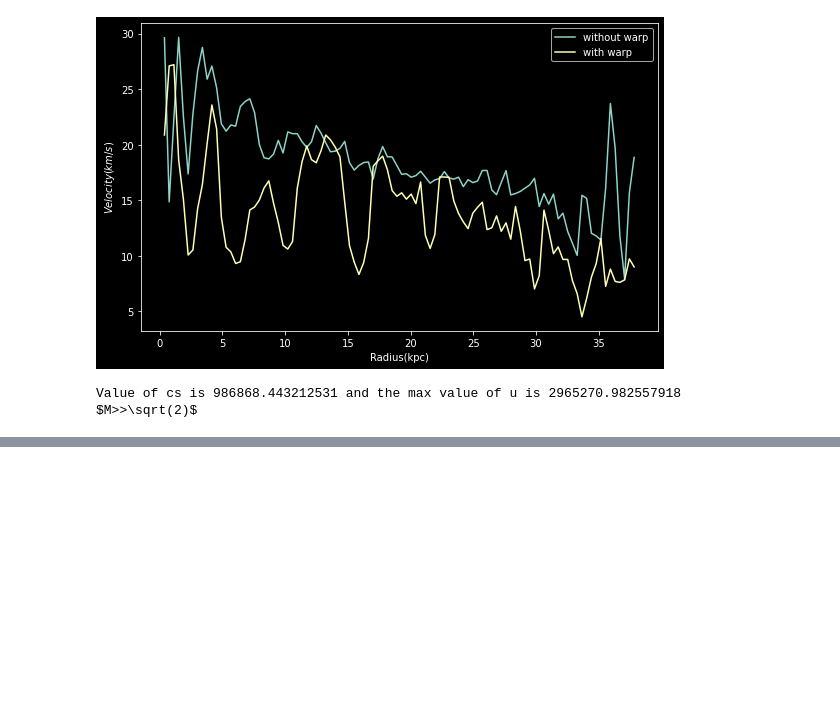
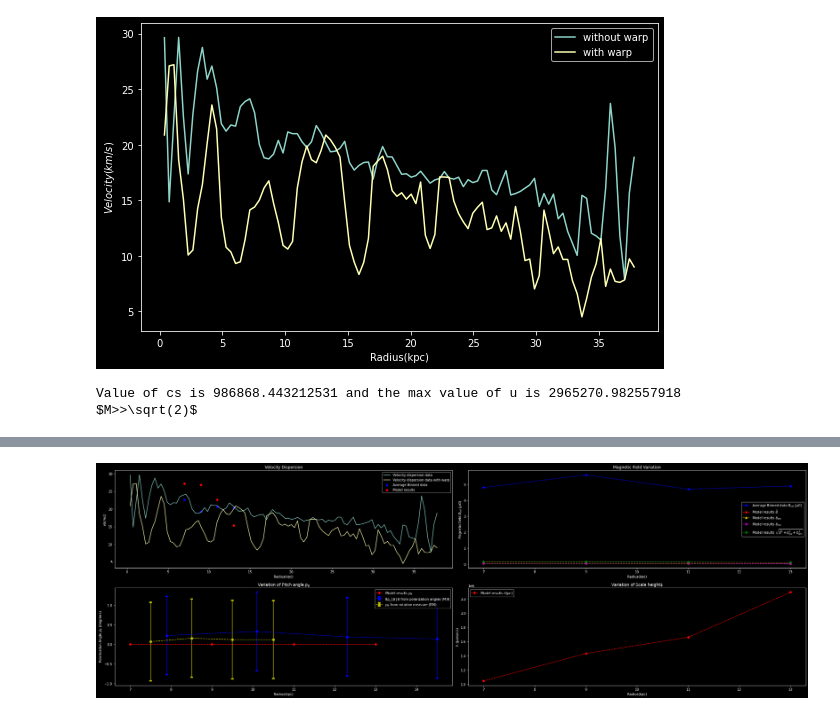
Before and after one commit to Rnazx/MSc.-Thesis, a Jupyter notebook: velocity_dispersion_m31.ipynb, the cells around one changed output, grey strips where cells are left out. Cells and saved outputs as stored; diff of their text form; code cells hidden in the pictures; blank space fills up the shorter version.

```diff
--- a/velocity_dispersion_m31.ipynb
+++ b/velocity_dispersion_m31.ipynb
@@ -66,6 +68,7 @@ dat_sigma1 = np.array([1.47, 2.17, 3.64, 4.05])
 dat_sigma2 = np.array([0.266, 0.308, 0.665, 0.51])
 dat_sigma = (dat_sigma1 + dat_sigma2)*Msun/(pcm)**2
 dat_sigmasfr = np.array([0.443, 0.621, 0.794, 0.227])*Msun/((10**9*365*24*60*60)*(pcm)**2)
+dat_sigmatot = np.array([0.23, 0.168, 0.145, 0.105])*1e+3*Msun/(pcm)**2
 # %%
 fig, ax = plt.subplots(nrows=1,ncols=1, figsize=(8, 5), tight_layout=True)
 ax.plot(kpc_radius, kms_dat_v, label = 'without warp')
@@ -181 +184,16 @@ array([22.66965832, 19.27079729, 20.63218922, 20.33138973])
+# %%
+G_dat_Bbar = np.array([4.8, 5.6, 4.7, 4.9])
+M_dat_pb = np.array([13, 19, 11, 8])* np.pi/180
+err_M_dat_pb = np.array([4, 4, 3, 3])* np.pi/180
+mdat_tanpb = np.tan(M_dat_pb)
+m_errdat_tanpb = 1/(np.cos(err_M_dat_pb))**2
+mrange = np.arange(7.9,15.8, 2.2)
+
+RM_dat_pb = np.array([4, 9, 7, 7])* np.pi/180
+err_RM_dat_pb = np.array([5, 3, 3, 2])* np.pi/180
+rmdat_tanpb = np.tan(RM_dat_pb)
+rm_errdat_tanpb = 1/(np.cos(err_RM_dat_pb))**2
+rmrange = np.arange(7.5,11, 1)
+# %%
+G_scal_Bbaravg = np.sqrt(scalreldata[4]**2 + scalreldata[5]**2 + scalreldata[6]**2)
 # %%
@@ -195,3 +211,48 @@ ax.legend()
+# %%
+fig, ax = plt.subplots(nrows=2,ncols=2, figsize=(30, 10), tight_layout=True)
+i = 0
+j= 0
+ax[i][j].plot(kpc_radius, kms_dat_v, label = 'Velocity dispersion data')
+ax[i][j].plot(kpc_radius, kms_dat_v_warp, label = 'Velocity dispersion data with warp')
+ax[i][j].scatter(kpc_dat_r, final_vel, c = 'b', label = 'Average Binned data')
+ax[i][j].scatter(kpc_dat_r, an_vel,c = 'r', label = 'Model results')
+ax[i][j].set_title('Velocity Dispersion')
+ax[i][j].set_xlabel('Radius(kpc)')
+ax[i][j].set_ylabel('$v(km/s)$')
+ax[i][j].legend()
+
+i = 0
+j=1
+ax[i][j].plot(kpc_dat_r, G_dat_Bbar, c = 'b',linestyle='--', marker='o', label = 'Average Binned data $B_{tot}$ ($\mu G$)')
+ax[i][j].plot(kpc_dat_r, scalreldata[6]*1e+6,c = 'r',linestyle='--', marker='o',label = r'Model results $\bar{B}$')
+ax[i][j].plot(kpc_dat_r, scalreldata[5]*1e+6,c = 'y',linestyle='--', marker='o',label = r'Model results $b_{ani}$')
+ax[i][j].plot(kpc_dat_r, scalreldata[4]*1e+6,c = 'm',linestyle='--', marker='o',label = r'Model results $b_{iso}$')
+ax[i][j].plot(kpc_dat_r, G_scal_Bbaravg*1e+6,c = 'g',linestyle='--', marker='o', label = r'Model results $\sqrt{\bar{B}^2+b_{iso}^2+b_{ani}^2}$')
+ax[i][j].set_title('Magnetic Field Variation')
+ax[i][j].set_xlabel('Radius(kpc)')
+ax[i][j].set_ylabel('Magnetic field $B_{tot}$ ($\mu G$)')
+ax[i][j].legend()
+
+i = 1
+j=0
+ax[i][j].errorbar(mrange, M_dat_pb, yerr = m_errdat_tanpb, ms=4, mew=4, capsize=4, c = 'b',linestyle='--', marker='o', label = r'$p_{B}$ from polarization angles (M)$')
+ax[i][j].errorbar(rmrange, RM_dat_pb, yerr = rm_errdat_tanpb, ms=4, mew=4, capsize=4,c = 'y',linestyle='--', marker='o', label = r'$p_{B}$ from rotation measure (RM)')
+ax[i][j].plot(kpc_dat_r, 180*np.arctan(-scalreldata[7])/np.pi,c = 'r',linestyle='--', marker='o',label = r'Model results $p_{B}$')
+ax[i][j].set_title('Variation of Pitch angle $p_{B}$')
+ax[i][j].set_xlabel('Radius(kpc)')
+ax[i][j].set_ylabel('Polarisation Angle $p_{B}$ (degrees)')
+ax[i][j].legend()
+
+i = 1
+j=1
+ax[i][j].plot(kpc_dat_r, scalreldata[0]/pcm,c = 'r',linestyle='--', marker='o',label = r'Model results $h(pc)$')
+ax[i][j].set_title('Variation of Scale height$')
+ax[i][j].set_xlabel('Radius(kpc)')
+ax[i][j].set_ylabel('h (parsecs)')
+ax[i][j].legend()
+plt.savefig('Model'+str(model_no)+let)
+# %% [output]
+[figure, added]
 # %%
 express[0]
 # %% [output]
```
Also changed, not shown: parts of 24 cells of this notebook, 13 other files.
